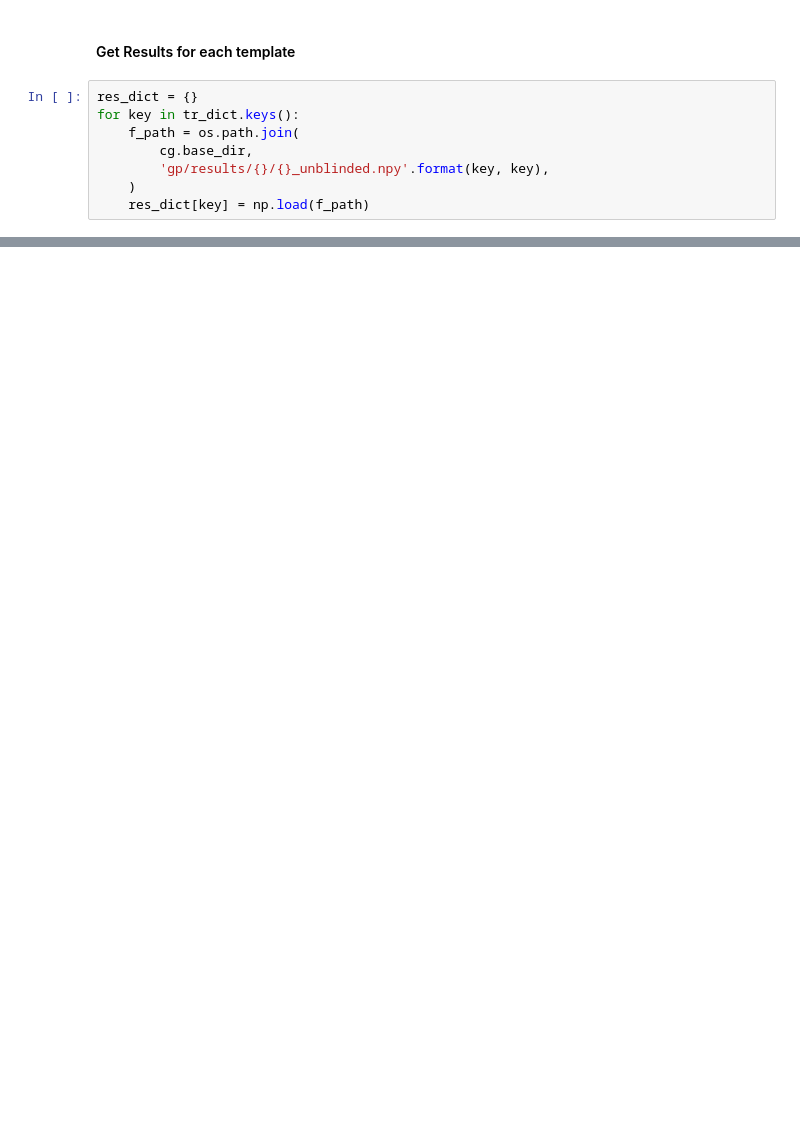
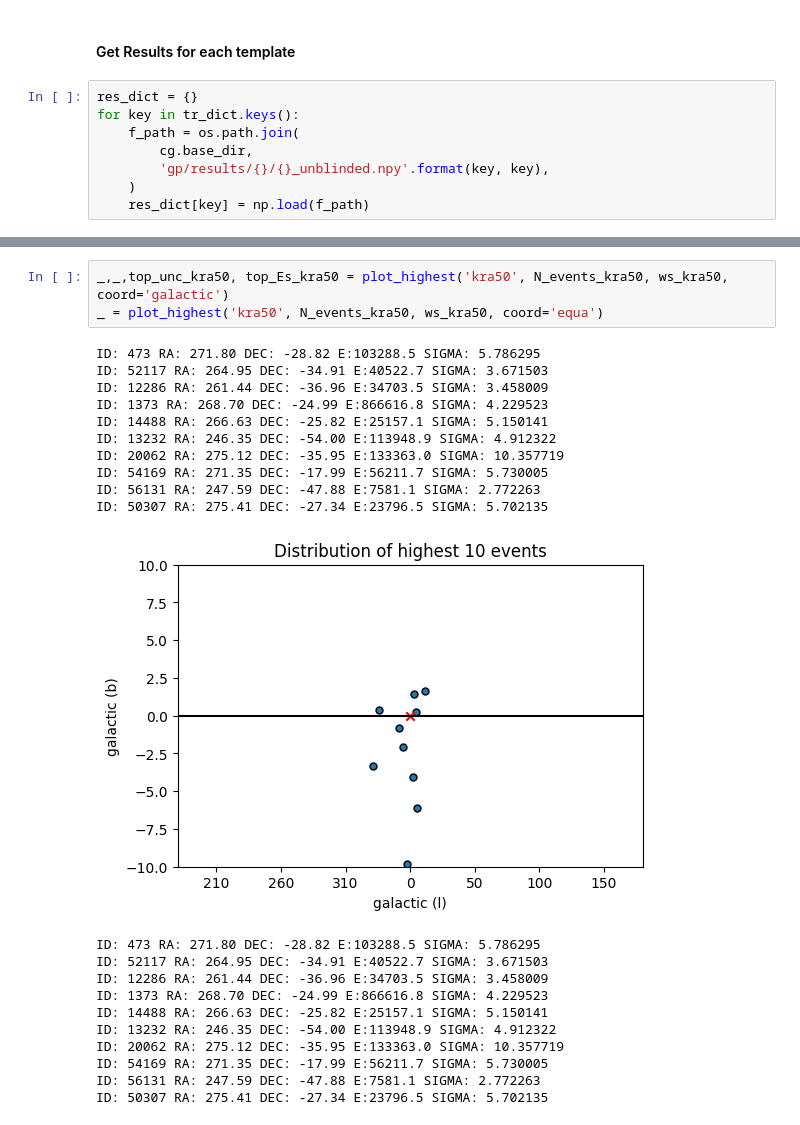
Before and after one commit to ssclafani949/DNNCascade, a Jupyter notebook: notebooks/unblinding/CheckGPEventWeights.ipynb, the cells around one changed output, grey strips where cells are left out. Cells and saved outputs as stored; diff of their text form; blank space fills up the shorter version.

```diff
--- a/notebooks/unblinding/CheckGPEventWeights.ipynb
+++ b/notebooks/unblinding/CheckGPEventWeights.ipynb
@@ -368,0 +541,25 @@ for i in range (11):
+# %%
+_,_,top_unc_kra50, top_Es_kra50 = plot_highest('kra50', N_events_kra50, ws_kra50, coord='galactic')
+_ = plot_highest('kra50', N_events_kra50, ws_kra50, coord='equa')
+# %% [output]
+ID: 473 RA: 271.80 DEC: -28.82 E:103288.5 SIGMA: 5.786295
+ID: 52117 RA: 264.95 DEC: -34.91 E:40522.7 SIGMA: 3.671503
+ID: 12286 RA: 261.44 DEC: -36.96 E:34703.5 SIGMA: 3.458009
+ID: 1373 RA: 268.70 DEC: -24.99 E:866616.8 SIGMA: 4.229523
+ID: 14488 RA: 266.63 DEC: -25.82 E:25157.1 SIGMA: 5.150141
+ID: 13232 RA: 246.35 DEC: -54.00 E:113948.9 SIGMA: 4.912322
+ID: 20062 RA: 275.12 DEC: -35.95 E:133363.0 SIGMA: 10.357719
+ID: 54169 RA: 271.35 DEC: -17.99 E:56211.7 SIGMA: 5.730005
+ID: 56131 RA: 247.59 DEC: -47.88 E:7581.1 SIGMA: 2.772263
+ID: 50307 RA: 275.41 DEC: -27.34 E:23796.5 SIGMA: 5.702135
+[figure, added]
+ID: 473 RA: 271.80 DEC: -28.82 E:103288.5 SIGMA: 5.786295
+ID: 52117 RA: 264.95 DEC: -34.91 E:40522.7 SIGMA: 3.671503
+ID: 12286 RA: 261.44 DEC: -36.96 E:34703.5 SIGMA: 3.458009
+ID: 1373 RA: 268.70 DEC: -24.99 E:866616.8 SIGMA: 4.229523
+ID: 14488 RA: 266.63 DEC: -25.82 E:25157.1 SIGMA: 5.150141
+ID: 13232 RA: 246.35 DEC: -54.00 E:113948.9 SIGMA: 4.912322
+ID: 20062 RA: 275.12 DEC: -35.95 E:133363.0 SIGMA: 10.357719
+ID: 54169 RA: 271.35 DEC: -17.99 E:56211.7 SIGMA: 5.730005
+ID: 56131 RA: 247.59 DEC: -47.88 E:7581.1 SIGMA: 2.772263
+ID: 50307 RA: 275.41 DEC: -27.34 E:23796.5 SIGMA: 5.702135
```
Also changed, not shown: parts of 50 cells of this notebook.
